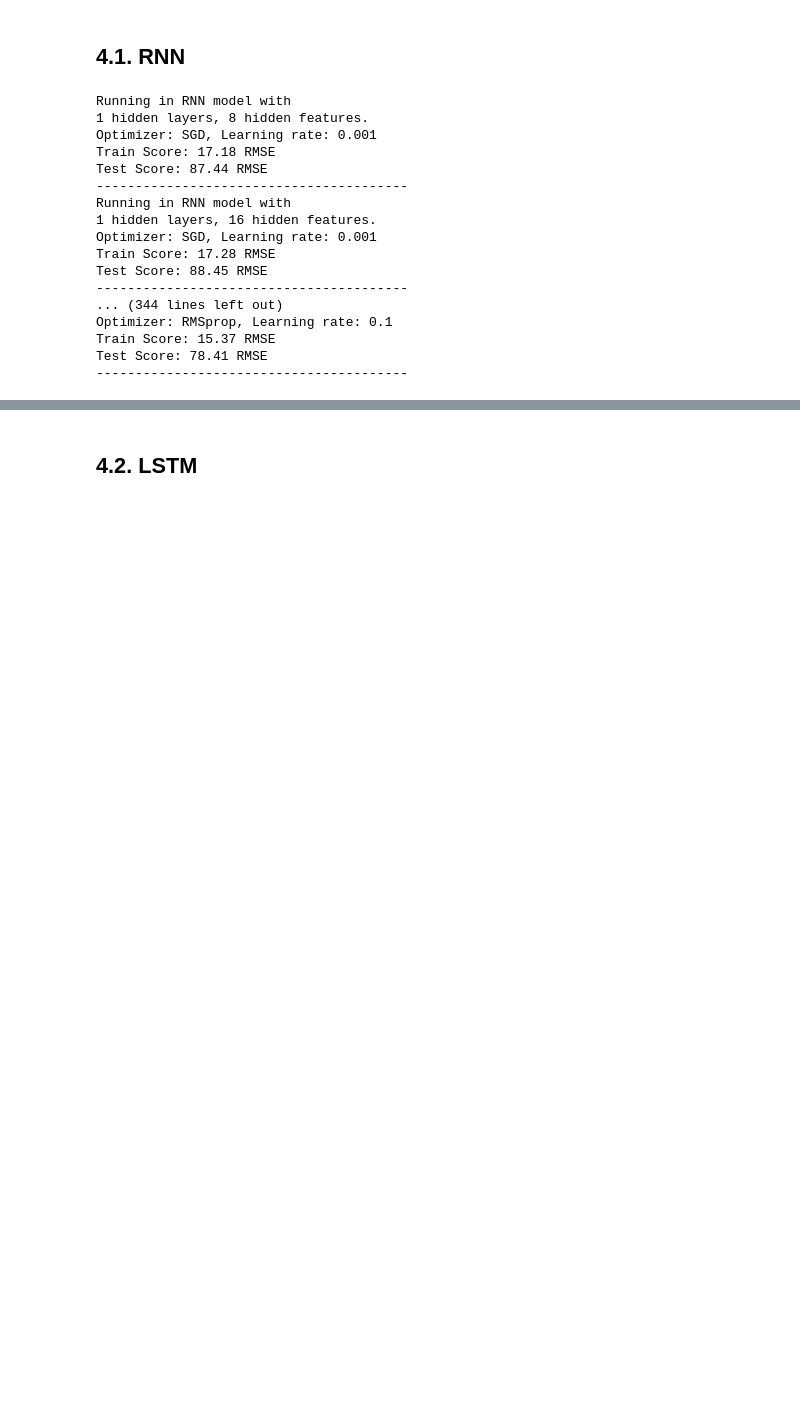
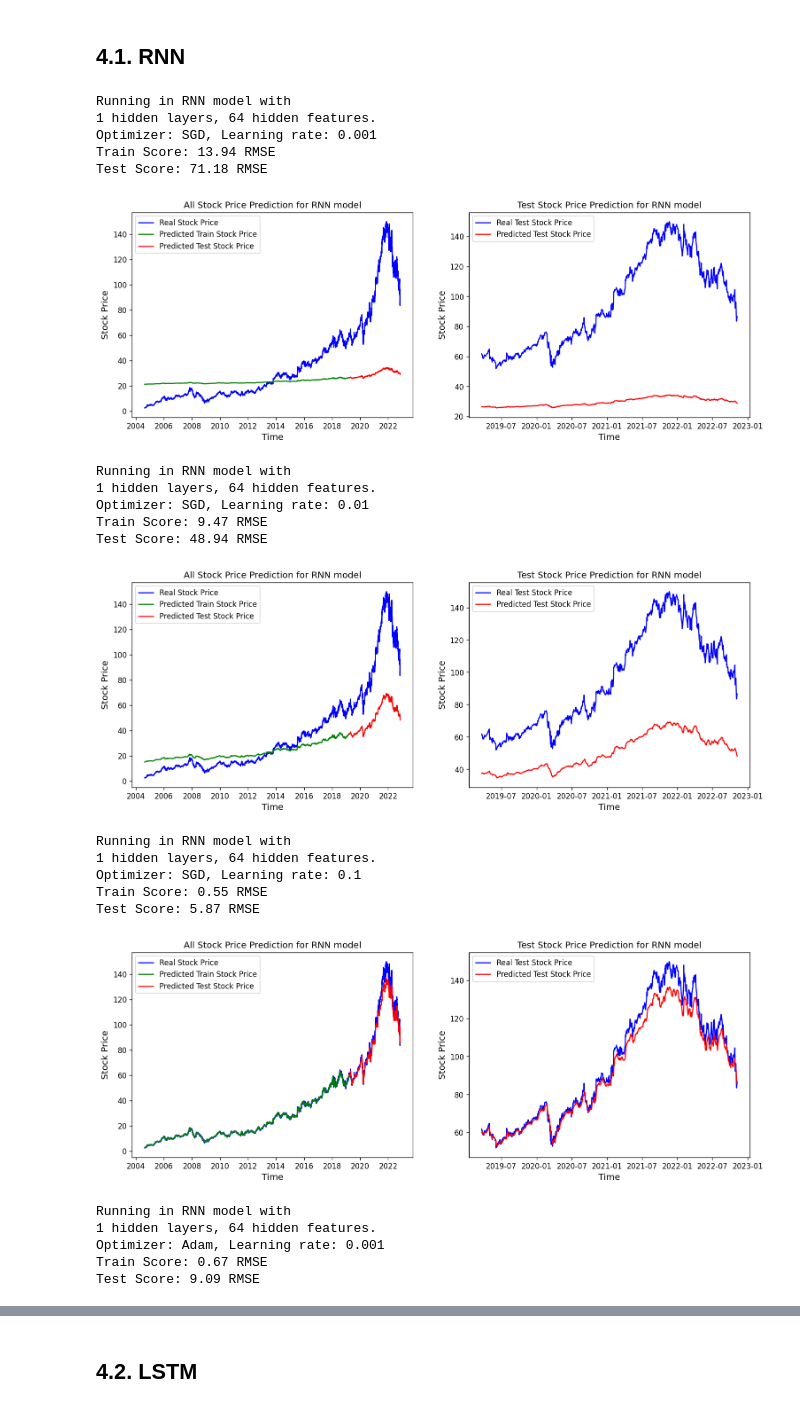
Before and after one commit to immaxyy/dlf_assignment3, a Jupyter notebook: DLF_Assignment3.ipynb, the cells around one changed output, grey strips where cells are left out. Cells and saved outputs as stored; diff of their text form; code cells hidden in the pictures; blank space fills up the shorter version.

```diff
--- a/DLF_Assignment3.ipynb
+++ b/DLF_Assignment3.ipynb
@@ -422,12 +442,12 @@ Test Score: 6.87 RMSE
 # %% [markdown]
 Define a function to run different optimizers and learning rates.
 # %%
-def run_different_optimizers(m, hidden_size, opt, lr):
+def run_different_optimizers(m, num_layers, hidden_size, opt, lr):
 
     # Note: all CAPITALs are GLOBAL parameters
 
     # generate model
-    model = Network(m, INPUT_SIZE, hidden_size, 1, OUTPUT_SIZE)
+    model = Network(m, INPUT_SIZE, hidden_size, num_layers, OUTPUT_SIZE)
     print(f'Running in {m} model with')
     print(f'{1} hidden layers, {hidden_size} hidden features.')
 
@@ -435,35 +455,41 @@ def run_different_optimizers(m, hidden_size, opt, lr):
     (trained_model, y_train_pred) = train(model, LOSS, opt, lr, NUM_EPOCH)
 
     # predict the model
-    predict_and_plot(trained_model, m, y_train_pred)
-    print('----------------------------------------')
+    predict_and_plot(trained_model, m, y_train_pred, plot_prediction=True)
 # %% [markdown]
 Define cases to be explored.
 # %%
+NUM_LAYERS = 1
+HIDDEN_SIZE = 64
 OPTIMIZER = ["SGD", "Adam", "RMSprop"]
-LEARNING_RATE = [0.001, 0.005, 0.01, 0.05, 0.1]
+LEARNING_RATE = [0.001, 0.01, 0.1]
 # %% [markdown]
 ## 4.1. RNN
 # %%
 for opt in OPTIMIZER:
     for lr in LEARNING_RATE:
-        for h_size in HIDDEN_SIZE:
-            run_different_optimizers(MODEL[0], h_size, opt, lr)
+        run_different_optimizers(MODEL[0], NUM_LAYERS, HIDDEN_SIZE, opt, lr)
 # %% [output]
 Running in RNN model with
-1 hidden layers, 8 hidden features.
+1 hidden layers, 64 hidden features.
 Optimizer: SGD, Learning rate: 0.001
-Train Score: 17.18 RMSE
-Test Score: 87.44 RMSE
-----------------------------------------
-Running in RNN model with
-1 hidden layers, 16 hidden features.
-Optimizer: SGD, Learning rate: 0.001
-Train Score: 17.28 RMSE
-Test Score: 88.45 RMSE
-----------------------------------------
-... (344 lines left out)
-Optimizer: RMSprop, Learning rate: 0.1
-Train Score: 15.37 RMSE
-Test Score: 78.41 RMSE
-----------------------------------------
+Train Score: 13.94 RMSE
+Test Score: 71.18 RMSE
+[figure, added]
+Running in RNN model with
+1 hidden layers, 64 hidden features.
+Optimizer: SGD, Learning rate: 0.01
+Train Score: 9.47 RMSE
+Test Score: 48.94 RMSE
+[figure, added]
+Running in RNN model with
+1 hidden layers, 64 hidden features.
+Optimizer: SGD, Learning rate: 0.1
+Train Score: 0.55 RMSE
+Test Score: 5.87 RMSE
+[figure, added]
+Running in RNN model with
+1 hidden layers, 64 hidden features.
+Optimizer: Adam, Learning rate: 0.001
+Train Score: 0.67 RMSE
+Test Score: 9.09 RMSE
```
Also changed, not shown: parts of 12 cells of this notebook.
